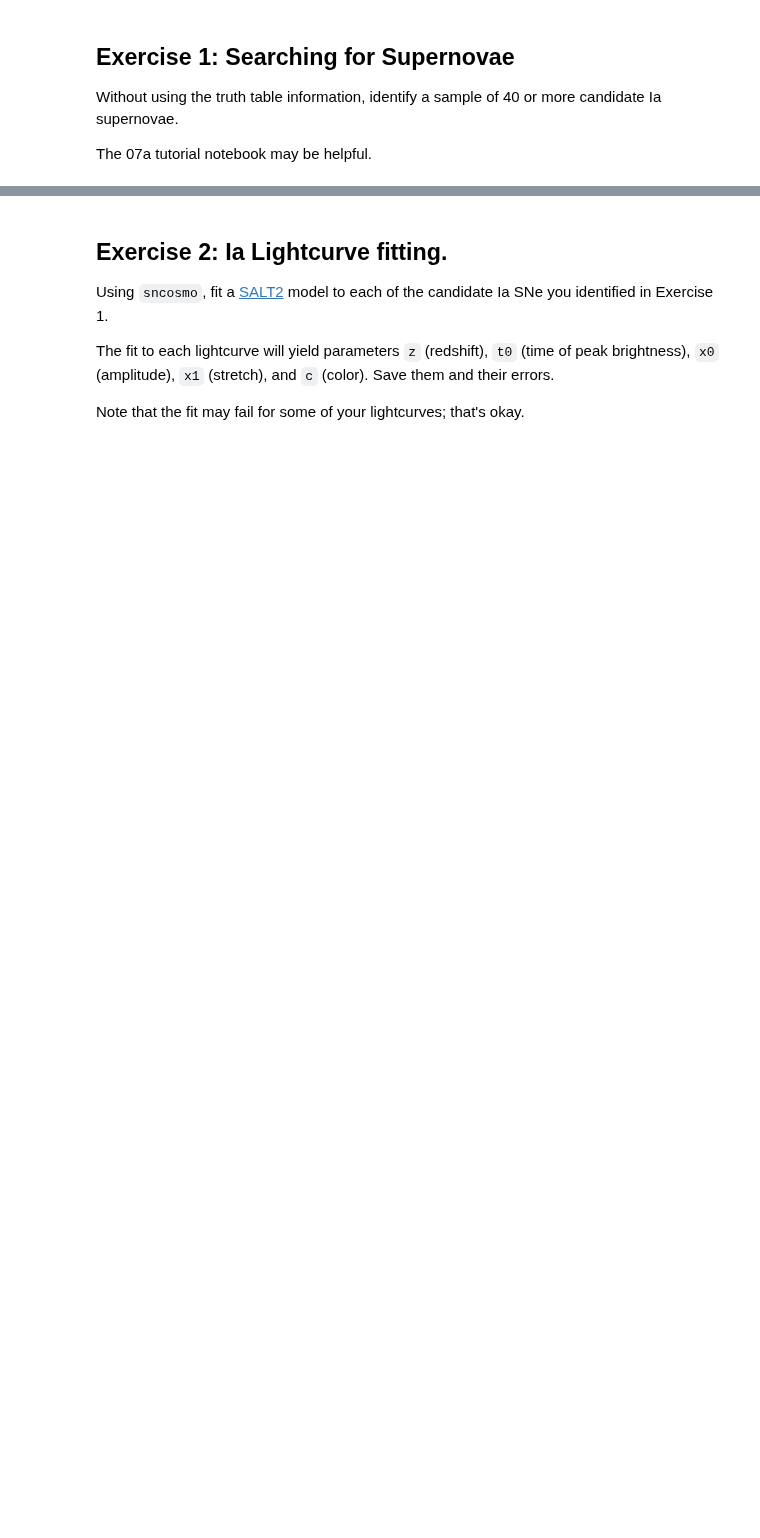
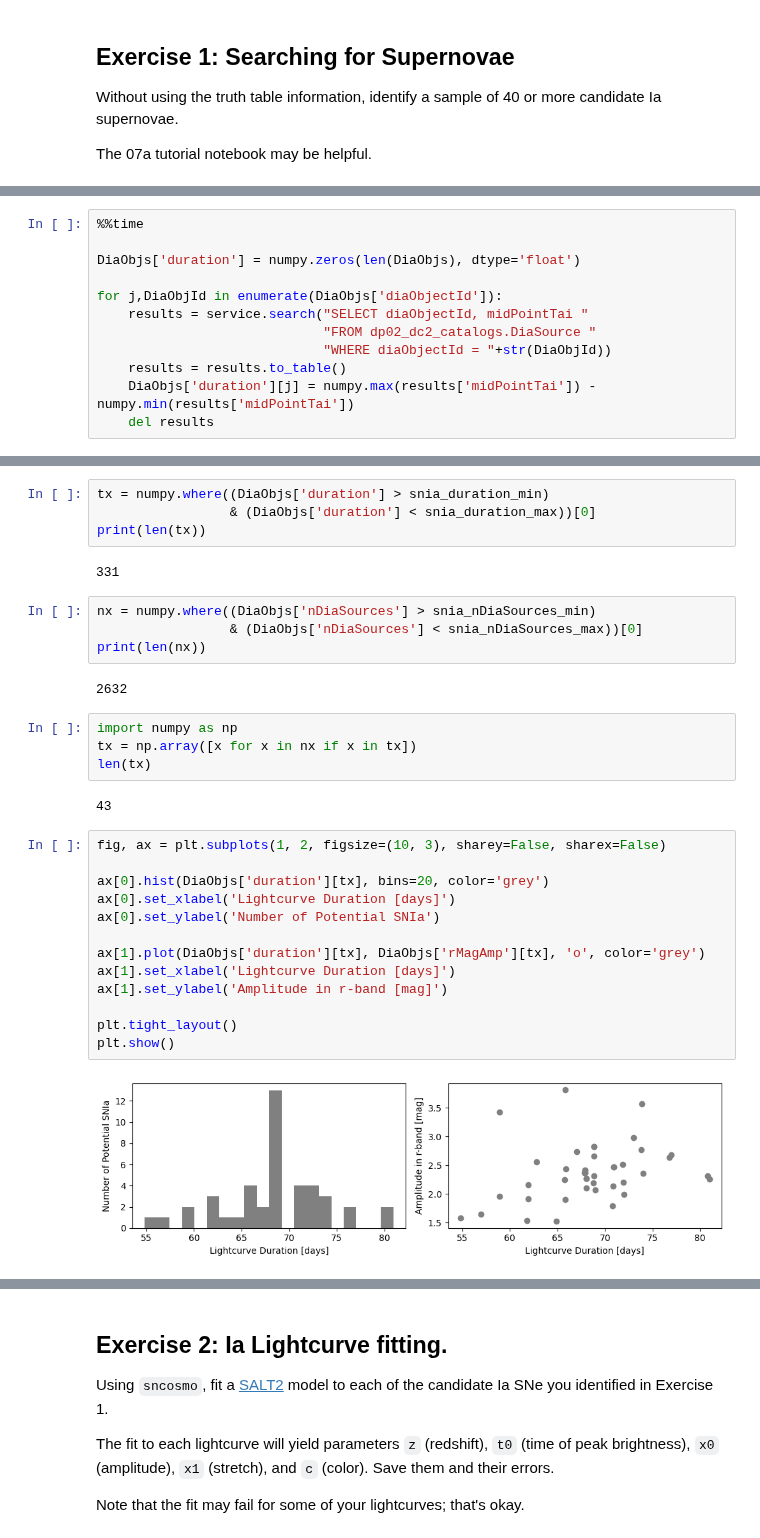
Before and after one commit to ykwang1/astr597-survey-science, a Jupyter notebook: HW/HW7.ipynb, the cells around one changed output, grey strips where cells are left out. Drawn from its saved outputs; the diff is of its cells as text; blank space fills up the shorter version.

```diff
--- a/HW/HW7.ipynb
+++ b/HW/HW7.ipynb
@@ -21,0 +107,12 @@ The 07a tutorial notebook may be helpful.
+# %%
+%%time
+
+DiaObjs['duration'] = numpy.zeros(len(DiaObjs), dtype='float')
+
+for j,DiaObjId in enumerate(DiaObjs['diaObjectId']):
+    results = service.search("SELECT diaObjectId, midPointTai "
+                             "FROM dp02_dc2_catalogs.DiaSource "
+                             "WHERE diaObjectId = "+str(DiaObjId))
+    results = results.to_table()
+    DiaObjs['duration'][j] = numpy.max(results['midPointTai']) - numpy.min(results['midPointTai'])
+    del results
@@ -21,0 +122,33 @@ The 07a tutorial notebook may be helpful.
+# %%
+tx = numpy.where((DiaObjs['duration'] > snia_duration_min)
+                 & (DiaObjs['duration'] < snia_duration_max))[0]
+print(len(tx))
+# %% [output]
+331
+# %%
+nx = numpy.where((DiaObjs['nDiaSources'] > snia_nDiaSources_min)
+                 & (DiaObjs['nDiaSources'] < snia_nDiaSources_max))[0]
+print(len(nx))
+# %% [output]
+2632
+# %%
+import numpy as np
+tx = np.array([x for x in nx if x in tx])
+len(tx)
+# %% [output]
+43
+# %%
+fig, ax = plt.subplots(1, 2, figsize=(10, 3), sharey=False, sharex=False)
+
+ax[0].hist(DiaObjs['duration'][tx], bins=20, color='grey')
+ax[0].set_xlabel('Lightcurve Duration [days]')
+ax[0].set_ylabel('Number of Potential SNIa')
+
+ax[1].plot(DiaObjs['duration'][tx], DiaObjs['rMagAmp'][tx], 'o', color='grey')
+ax[1].set_xlabel('Lightcurve Duration [days]')
+ax[1].set_ylabel('Amplitude in r-band [mag]')
+
+plt.tight_layout()
+plt.show()
+# %% [output]
+[figure, added]
```
Also changed, not shown: parts of 30 cells of this notebook.
